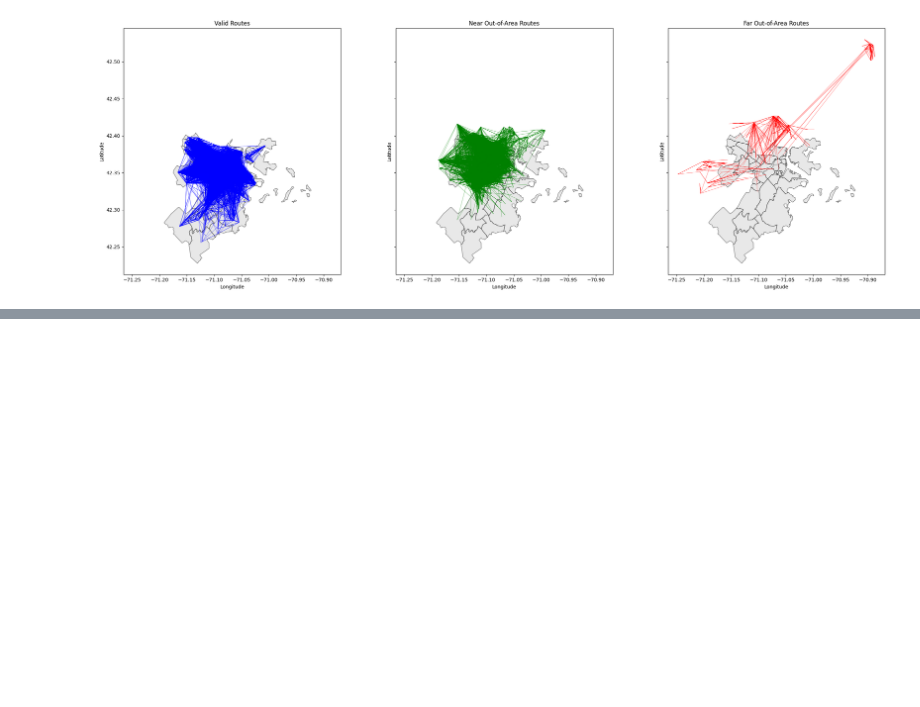
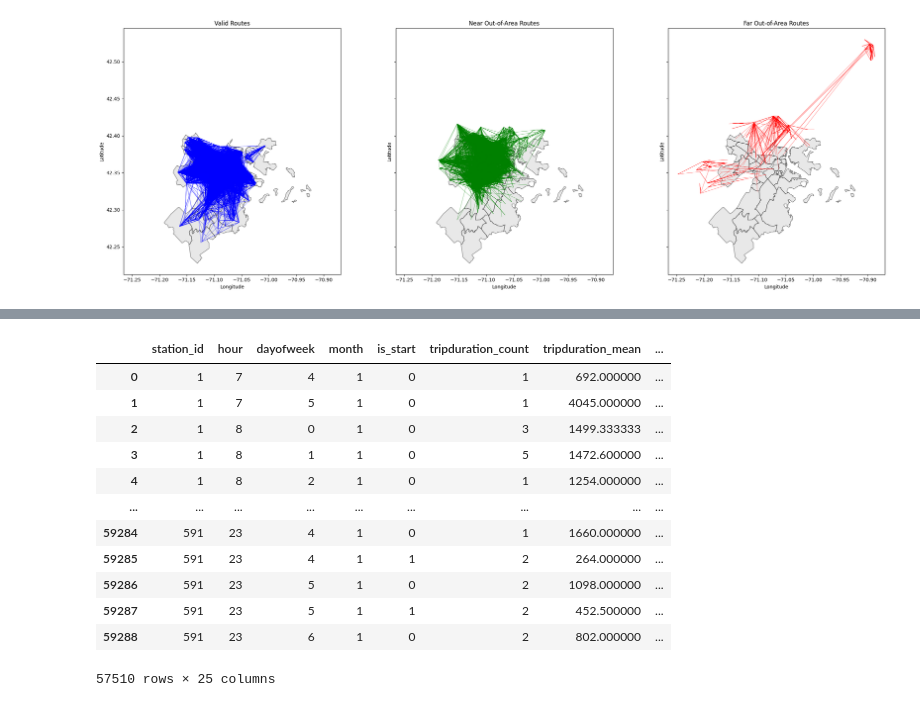
Before and after one commit to elnurisg/anomaly_detection_for_shared_mobility, a Jupyter notebook: data_analysis.ipynb, the cells around one changed output, grey strips where cells are left out. Saved outputs shown, nothing was run; the diff lists cells and outputs as text; code cells hidden in the pictures; blank space fills up the shorter version.

```diff
--- a/data_analysis.ipynb
+++ b/data_analysis.ipynb
@@ -552,0 +711,16 @@ plt.show()
+# %%
+station_time_agg[station_time_agg['anomalies'] == 1]
+# %% [output]
+|  | station_id | hour | dayofweek | month | is_start | tripduration_count | tripduration_mean | ... |
+| 0 | 1 | 7 | 4 | 1 | 0 | 1 | 692.000000 | ... |
+| 1 | 1 | 7 | 5 | 1 | 0 | 1 | 4045.000000 | ... |
+| 2 | 1 | 8 | 0 | 1 | 0 | 3 | 1499.333333 | ... |
+| 3 | 1 | 8 | 1 | 1 | 0 | 5 | 1472.600000 | ... |
+| 4 | 1 | 8 | 2 | 1 | 0 | 1 | 1254.000000 | ... |
+| ... | ... | ... | ... | ... | ... | ... | ... | ... |
+| 59284 | 591 | 23 | 4 | 1 | 0 | 1 | 1660.000000 | ... |
+| 59285 | 591 | 23 | 4 | 1 | 1 | 2 | 264.000000 | ... |
+| 59286 | 591 | 23 | 5 | 1 | 0 | 2 | 1098.000000 | ... |
+| 59287 | 591 | 23 | 5 | 1 | 1 | 2 | 452.500000 | ... |
+| 59288 | 591 | 23 | 6 | 1 | 0 | 2 | 802.000000 | ... |
+57510 rows × 25 columns
```
Also changed, not shown: parts of 10 cells of this notebook.
